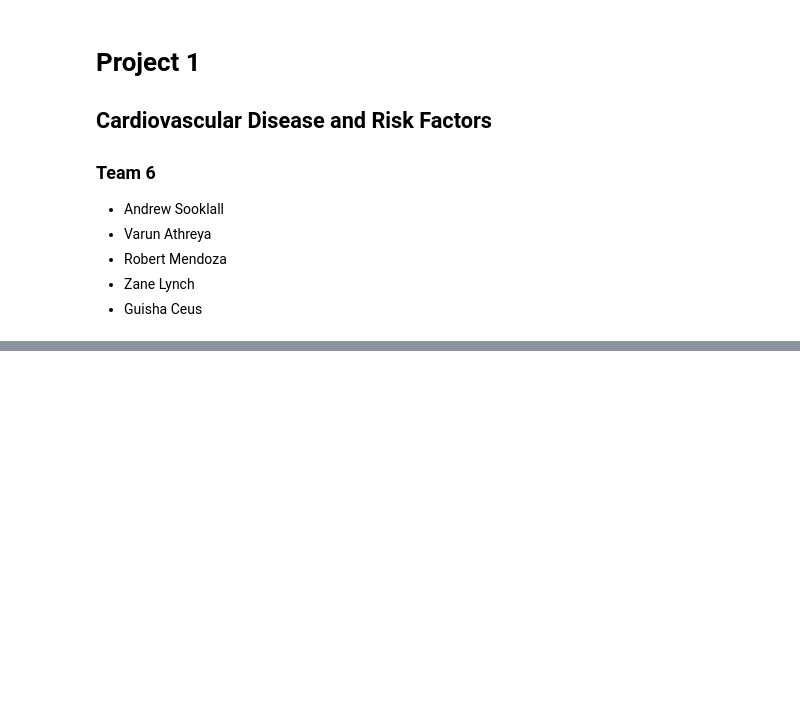
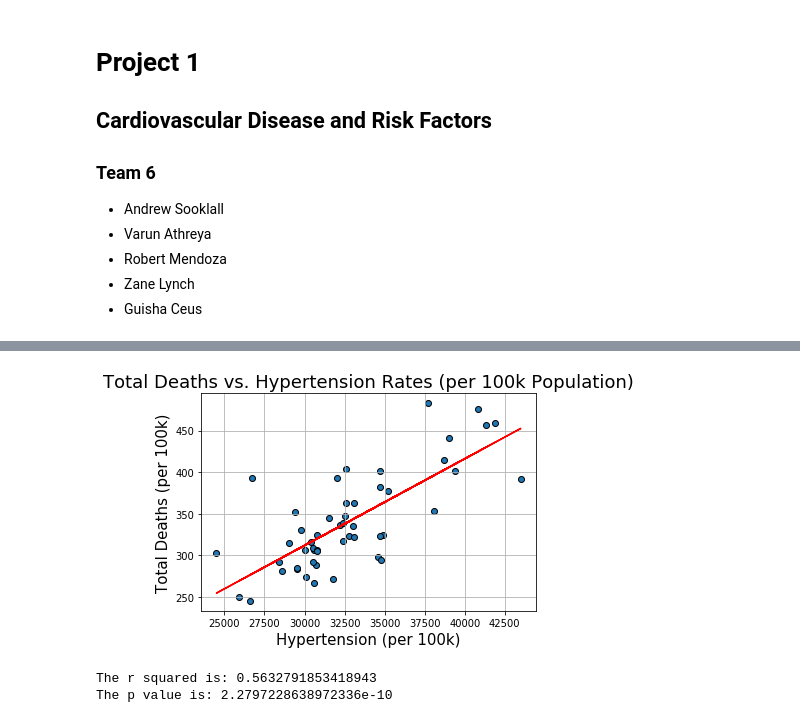
Before and after one commit to ASooklall/project-1-cvd, a Jupyter notebook: project-1-team-6.ipynb, the cells around one changed output, grey strips where cells are left out. Cells and saved outputs as stored; diff of their text form; code cells hidden in the pictures; blank space fills up the shorter version.

Commit message:
added two plots

```diff
--- a/project-1-team-6.ipynb
+++ b/project-1-team-6.ipynb
@@ -49,0 +50,25 @@ base_df
+# %%
+#linear regression
+x_values_htn = base_df['Hypertension']
+y_values_htn = base_df['Total Deaths']
+(htn_slope, htn_intercept, htn_rvalue, htn_pvalue, htn_stderr) = linregress(x_values_htn, y_values_htn)
+regress_values_htn = x_values_htn * slope + intercept
+line_eq_htn = "y = " + str(round(slope,2)) + "x + " + str(round(intercept,2))
+
+# total deaths vs hypertension
+states_v_htn = plt.scatter(base_df['Hypertension'],base_df['Total Deaths'],marker='o',edgecolor='black')
+plt.plot(x_values_htn,regress_values_htn,"r-")
+plt.grid()
+plt.title('Total Deaths vs. Hypertension Rates (per 100k Population)',size=18)
+plt.xlabel('Hypertension (per 100k)',size=15)
+plt.ylabel("Total Deaths (per 100k)",size=15)
+plt.show()
+
+
+#r2
+print(f'The r squared is: {htn_rvalue**2}')
+print(f'The p value is: {htn_pvalue}')
+# %% [output]
+[figure, added]
+The r squared is: 0.5632791853418943
+The p value is: 2.2797228638972336e-10
```
Also changed, not shown: parts of 3 cells of this notebook.
